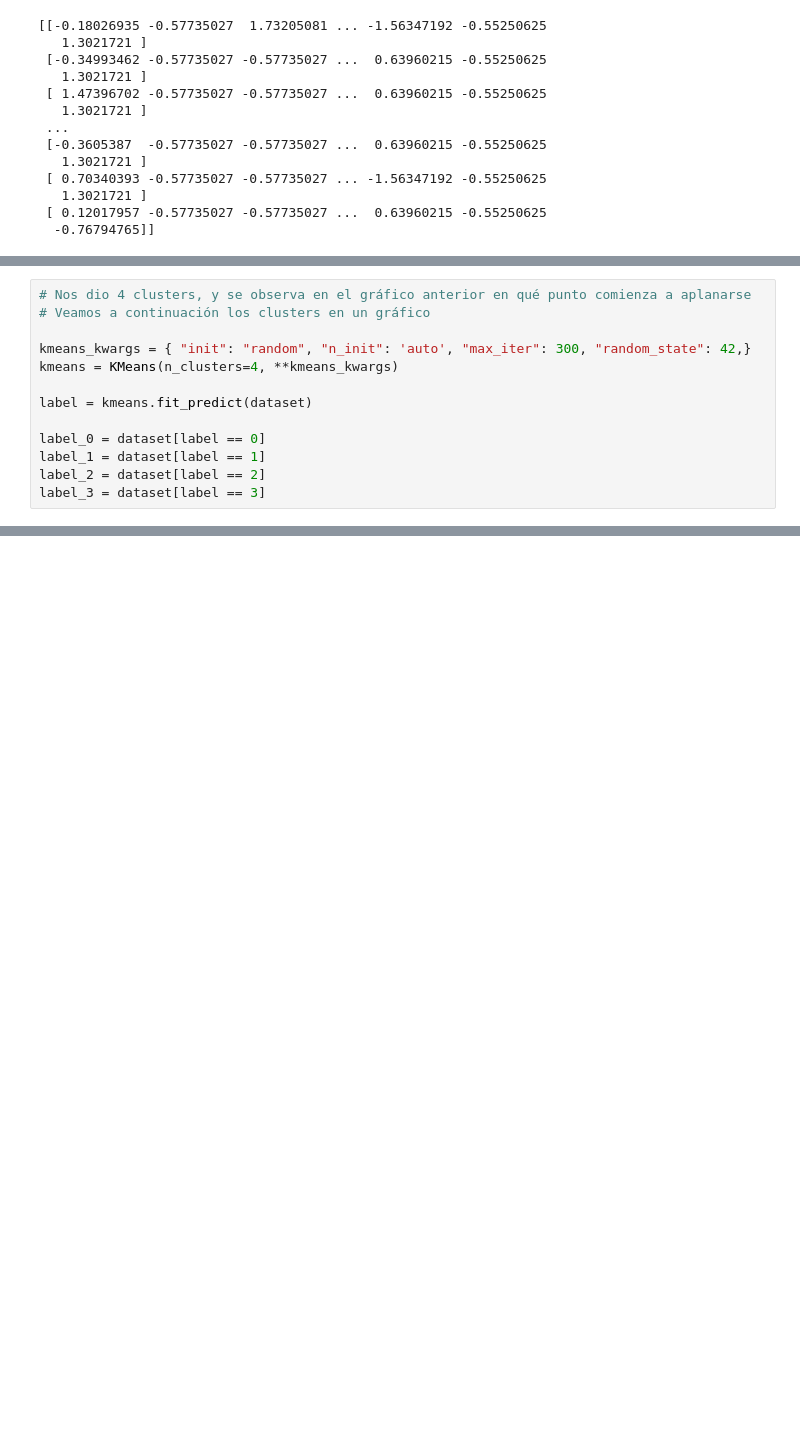
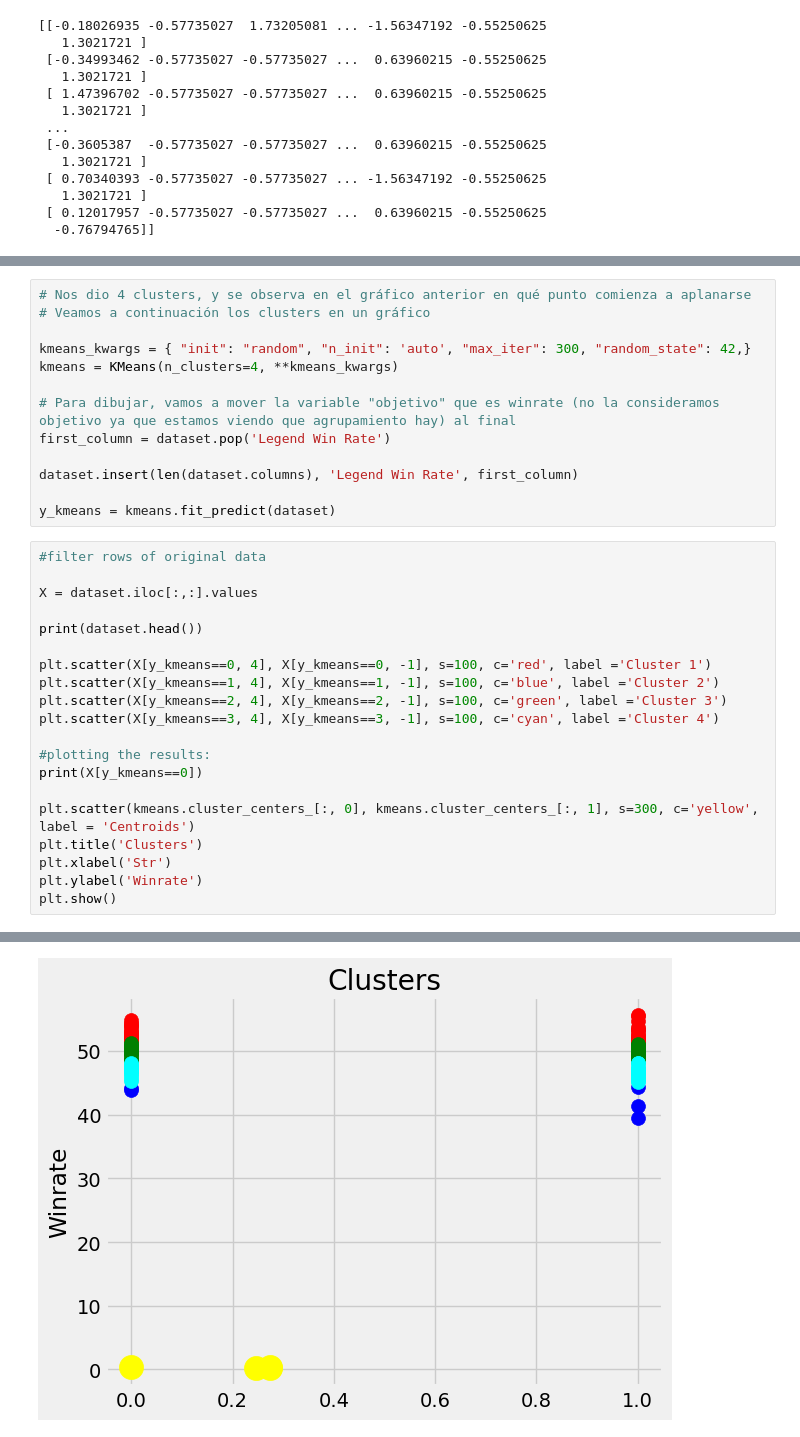
Before and after one commit to erikhromek/CEIOT-ML_TPF, a Jupyter notebook: TPF.ipynb, the cells around one changed output, grey strips where cells are left out. Cells and saved outputs as stored; diff of their text form; blank space fills up the shorter version.

```diff
--- a/TPF.ipynb
+++ b/TPF.ipynb
@@ -289,9 +289,30 @@ kl.elbow
 kmeans_kwargs = { "init": "random", "n_init": 'auto', "max_iter": 300, "random_state": 42,}
 kmeans = KMeans(n_clusters=4, **kmeans_kwargs)
 
-label = kmeans.fit_predict(dataset)
+# Para dibujar, vamos a mover la variable "objetivo" que es winrate (no la consideramos objetivo ya que estamos viendo que agrupamiento hay) al final
+first_column = dataset.pop('Legend Win Rate')
 
-label_0 = dataset[label == 0]
-label_1 = dataset[label == 1]
-label_2 = dataset[label == 2]
-label_3 = dataset[label == 3]
+dataset.insert(len(dataset.columns), 'Legend Win Rate', first_column)
+
+y_kmeans = kmeans.fit_predict(dataset)
+# %%
+#filter rows of original data
+
+X = dataset.iloc[:,:].values
+
+print(dataset.head())
+
+plt.scatter(X[y_kmeans==0, 4], X[y_kmeans==0, -1], s=100, c='red', label ='Cluster 1')
+plt.scatter(X[y_kmeans==1, 4], X[y_kmeans==1, -1], s=100, c='blue', label ='Cluster 2')
+plt.scatter(X[y_kmeans==2, 4], X[y_kmeans==2, -1], s=100, c='green', label ='Cluster 3')
+plt.scatter(X[y_kmeans==3, 4], X[y_kmeans==3, -1], s=100, c='cyan', label ='Cluster 4')
+
+#plotting the results:
+print(X[y_kmeans==0])
+
+plt.scatter(kmeans.cluster_centers_[:, 0], kmeans.cluster_centers_[:, 1], s=300, c='yellow', label = 'Centroids')
+plt.title('Clusters')
+plt.xlabel('Str')
+plt.ylabel('Winrate')
+plt.show()
+# %% [output]
@@ -297,0 +336 @@ label_3 = dataset[label == 3]
+[figure, added]
```
Also changed, not shown: parts of 4 cells of this notebook, 2 other files.
